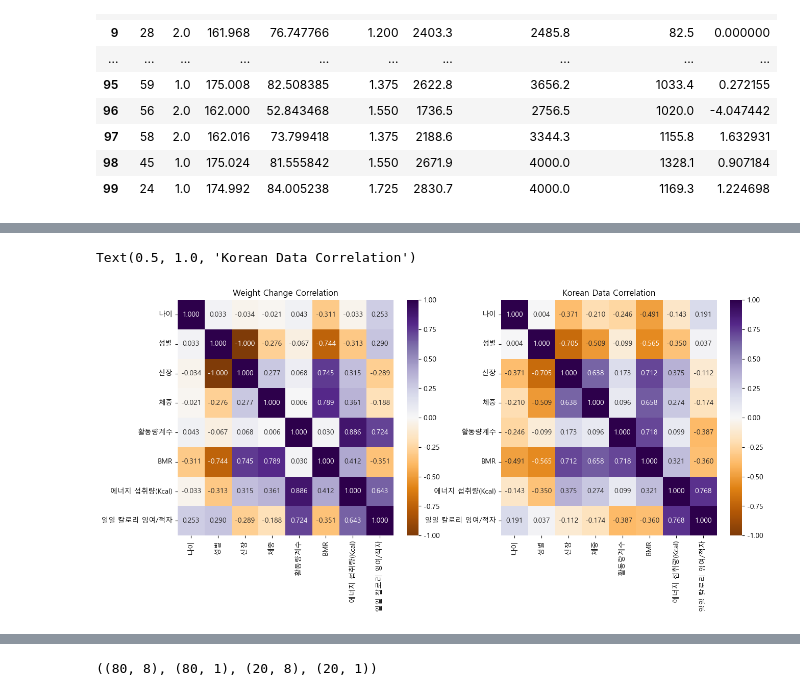
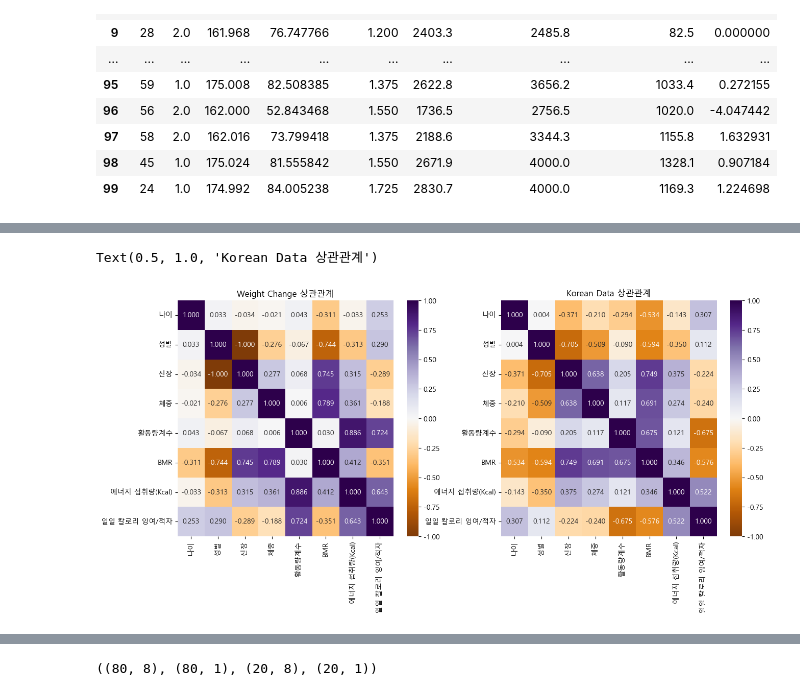
Before and after one commit to ssoom98/personal_project, a Jupyter notebook: python/포트폴리오용 - 학습할 데이터 전처리후 학습.ipynb, the cells around one changed output, grey strips where cells are left out. Cells and saved outputs as stored; diff of their text form; code cells hidden in the pictures.

```diff
--- a/python/포트폴리오용 - 학습할 데이터 전처리후 학습.ipynb
+++ b/python/포트폴리오용 - 학습할 데이터 전처리후 학습.ipynb
@@ -103,20 +104,19 @@ korean_data['활동량계수'] = pd.to_numeric(korean_data['활동량계수'], e
 korean_data['일일권장섭취량'] = 0
 
 # 성별이 1(남성)인 경우
-korean_data.loc[korean_data['성별'] == 1.0, '일일권장섭취량'] = ((
-    10 * korean_data['체중'] +
-    6.25 * korean_data['신장'] -
-    5 * korean_data['나이'] +
-    5
+korean_data.loc[korean_data['성별'] == 1.0, '일일권장섭취량'] = (
+    662-
+    9.53 * korean_data['나이'] +
+    (15.91 * korean_data['체중'] +
+    5.396 * korean_data['신장']
 )* korean_data['활동량계수'])
-
 # 성별이 2(여성)인 경우
-korean_data.loc[korean_data['성별'] == 2.0, '일일권장섭취량'] = ((
-    10 * korean_data['체중'] +
-    6.25 * korean_data['신장'] -
-    5 * korean_data['나이'] -
-    161
-)*korean_data['활동량계수'])
+korean_data.loc[korean_data['성별'] == 2.0, '일일권장섭취량'] = (
+    354-
+    6.91 * korean_data['나이'] +
+    (9.36 * korean_data['체중'] +
+    7.26 * korean_data['신장']
+)* korean_data['활동량계수'])
 korean_data
 # %% [output]
 |  | 성별 | 나이 | 신장 | 체중 | 체질량지수 | 에너지 섭취량(Kcal) | 고강도 신체활동 여부 | 중강도 신체활동 여부 | 활동량계수 | ... |
@@ -153,7 +153,7 @@ korean_data[korean_data['에너지 섭취량(Kcal)']>=korean_data['일일권장
 korean_data.drop(['고강도 신체활동 여부','중강도 신체활동 여부','체질량지수'],axis=1,inplace=True)
 # %%
 # 체중 변화 예측해볼 데이터
-korean_data['일일 칼로리 잉여/적자'] = korean_data['에너지 섭취량(Kcal)']-korean_data['일일권장섭취량']
+korean_data['일일 칼로리 잉여/적자'] = korean_data['에너지 섭취량(Kcal)']-korean_data['일일권장섭취량']*korean_data['활동량계수']
 # %%
 korean_data=korean_data[['나이','성별','신장','체중','활동량계수','일일권장섭취량','에너지 섭취량(Kcal)','일일 칼로리 잉여/적자']]
 # %%
@@ -441,25 +441,25 @@ y_scaled = scaler_y.fit_transform(y)
 # %%
 # 상관관계
 
 fig, axes = plt.subplots(1, 2, figsize=(15, 6))
 # 첫 번째 서브플롯: weight_change 데이터 상관관계 히트맵
 sns.heatmap(
     X.corr(numeric_only=True),
     vmin=-1, vmax=1, annot=True, fmt='.3f', cmap='PuOr',
     ax=axes[0]
 )
-axes[0].set_title("Weight Change Correlation")
+axes[0].set_title("Weight Change 상관관계")
 
 # 두 번째 서브플롯: korean_data 데이터 상관관계 히트맵
 sns.heatmap(
     korean_data.corr(numeric_only=True),
     vmin=-1, vmax=1, annot=True, fmt='.3f', cmap='PuOr',
     ax=axes[1]
 )
-axes[1].set_title("Korean Data Correlation")
+axes[1].set_title("Korean Data 상관관계")
 # %% [output]
-Text(0.5, 1.0, 'Korean Data Correlation')
+Text(0.5, 1.0, 'Korean Data 상관관계')
-[figure, old version]
+[figure, new version]
 # %%
 # 변수별 분포 비교
 variables = ['나이', '체중', 'BMR', '에너지 섭취량(Kcal)']
```
Also changed, not shown: parts of 16 cells of this notebook, 2 other files.
